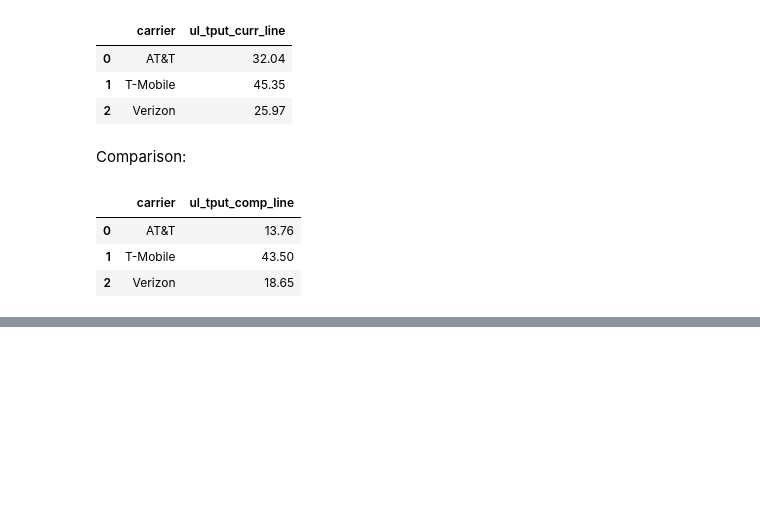
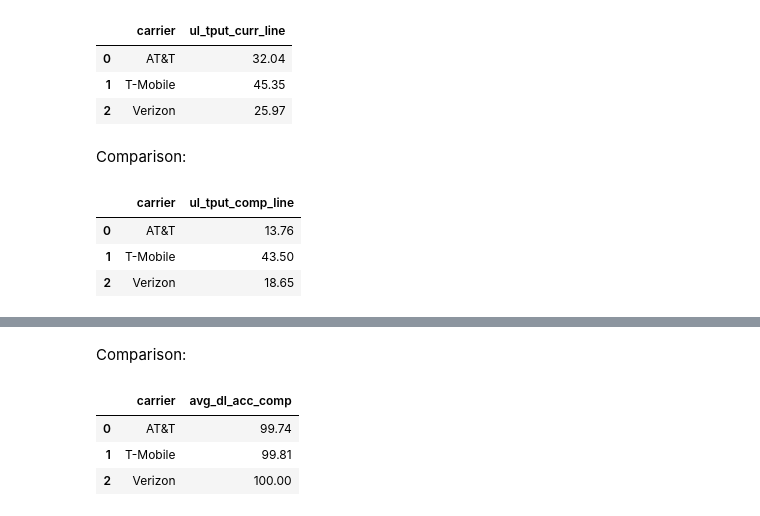
Before and after one commit to ookla-jennymassari/dq_reporting_test.py, a Jupyter notebook: dq_reporting_notebook.ipynb, the cells around one changed output, grey strips where cells are left out. Saved outputs shown, nothing was run; the diff lists cells and outputs as text; code cells hidden in the pictures; blank space fills up the shorter version.

```diff
--- a/dq_reporting_notebook.ipynb
+++ b/dq_reporting_notebook.ipynb
@@ -1390,0 +1484,18 @@ ul_tput_all_comp.head()
+# %% [markdown]
+Comparison:
+# %%
+dl_all_acc_comp = (
+    filtered_dl_acc_succ_comp
+    .groupby('carrier', as_index=False)['percentage_access_success']
+    .mean()
+    .rename(columns={'percentage_access_success': 'avg_dl_acc_comp'})
+)
+
+dl_all_acc_comp['avg_dl_acc_comp'] = dl_all_acc_comp['avg_dl_acc_comp'].round(2)
+
+dl_all_acc_comp.head()
+# %% [output]
+|  | carrier | avg_dl_acc_comp |
+| 0 | AT&T | 99.74 |
+| 1 | T-Mobile | 99.81 |
+| 2 | Verizon | 100.00 |
```
Also changed, not shown: parts of 8 cells of this notebook.
